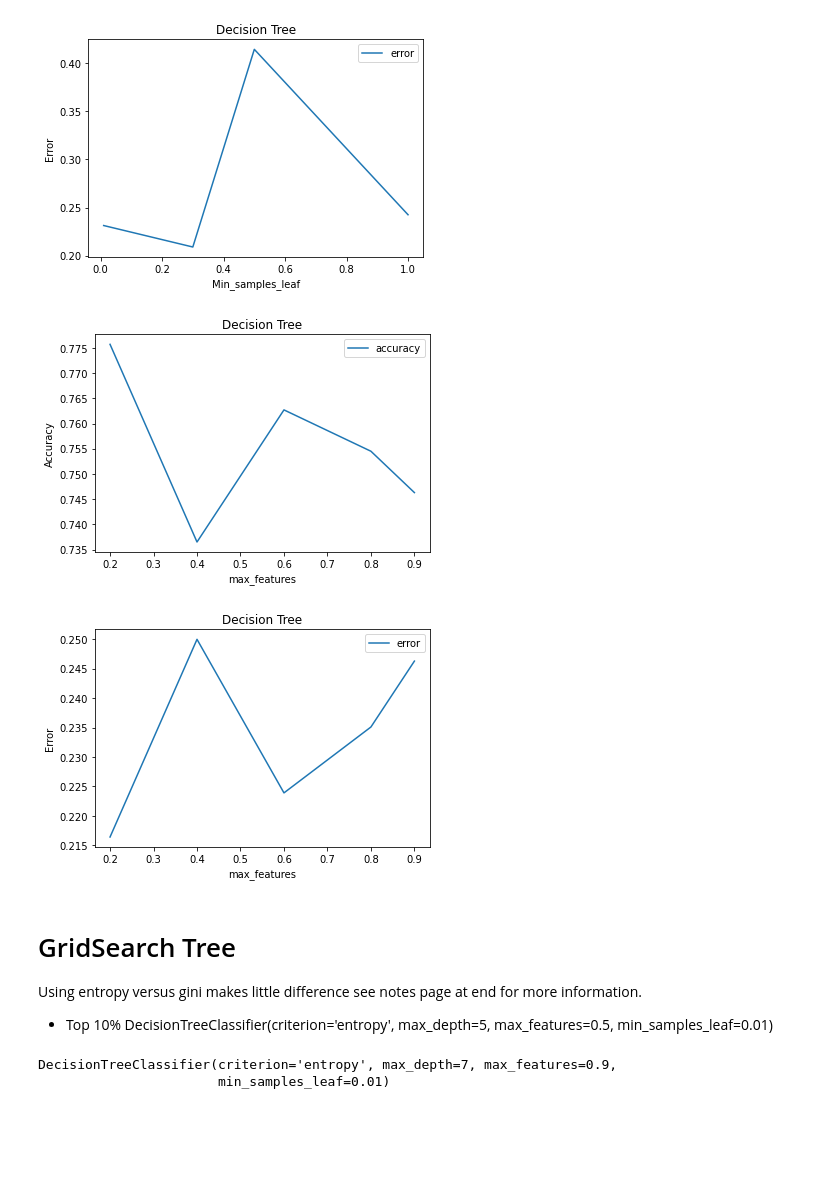
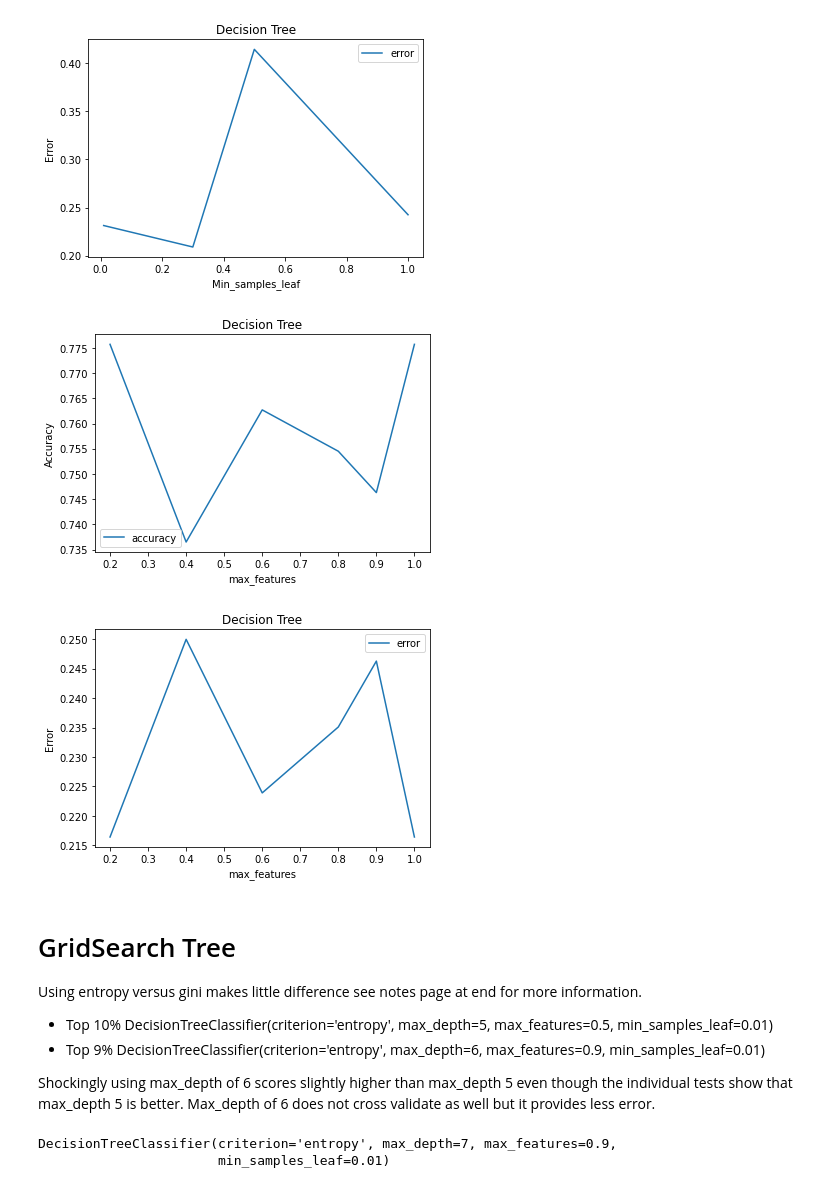
Before and after one commit to ScottySchmidt/MachineLearning, a Jupyter notebook: dtree.ipynb, the cells around one changed output. Drawn from its saved outputs; the diff is of its cells as text; code cells hidden in the pictures; blank space fills up the shorter version.

```diff
--- a/dtree.ipynb
+++ b/dtree.ipynb
@@ -277,42 +277,46 @@ calcMin()
 # %%
 def calcMax():
     name='max_features'
-    numbers = [None, 0.2, 0.4, 0.6, 0.8, .9]
+    numbers = [None, 0.2, 0.4, 0.6, 0.8, .9, 1]
     accList=[]
     maeList=[]
 
     for n in numbers:
         tree = DecisionTreeClassifier(max_features=n, random_state=42)
         tree.fit(X_train, y_train)
         y_pred = tree.predict(X_test)
         mae = mean_absolute_error(y_test, y_pred).round(4)
         treeAUC = round( metrics.roc_auc_score(y_test, y_pred), 4 )
         maeList.append(mae)
         accList.append(treeAUC)
         #print(d, " max_depth || AUC ", treeAUC, " || MAE: ", mae)
 
     plt.plot(numbers,accList, label="accuracy")
     plt.title('Decision Tree')
     plt.xlabel(name)
     plt.ylabel('Accuracy')
     plt.legend()
     plt.show()
 
     plt.plot(numbers,maeList, label="error")
     plt.title('Decision Tree')
     plt.xlabel(name)
     plt.ylabel('Error')
     plt.legend()
     plt.show()
 calcMax()
 # %% [output]
-[figure, old version]
+[figure, new version]
-[figure, old version]
+[figure, new version]
 # %% [markdown]
 # GridSearch Tree
 Using entropy versus gini makes little difference see notes page at end for more information.
 * Top 10%  DecisionTreeClassifier(criterion='entropy', max_depth=5, max_features=0.5,
                        min_samples_leaf=0.01)
+* Top 9%  DecisionTreeClassifier(criterion='entropy', max_depth=6, max_features=0.9,
+                       min_samples_leaf=0.01)
+
+Shockingly using max_depth of 6 scores slightly higher than max_depth 5 even though the individual tests show that max_depth 5 is better. Max_depth of 6 does not cross validate as well but it provides less error.
 # %%
 tree_param = {'criterion':['entropy', 'gini'],
             'max_depth':[2, 3,4,5, 6, 7],
```
Also changed, not shown: parts of 2 cells of this notebook.
